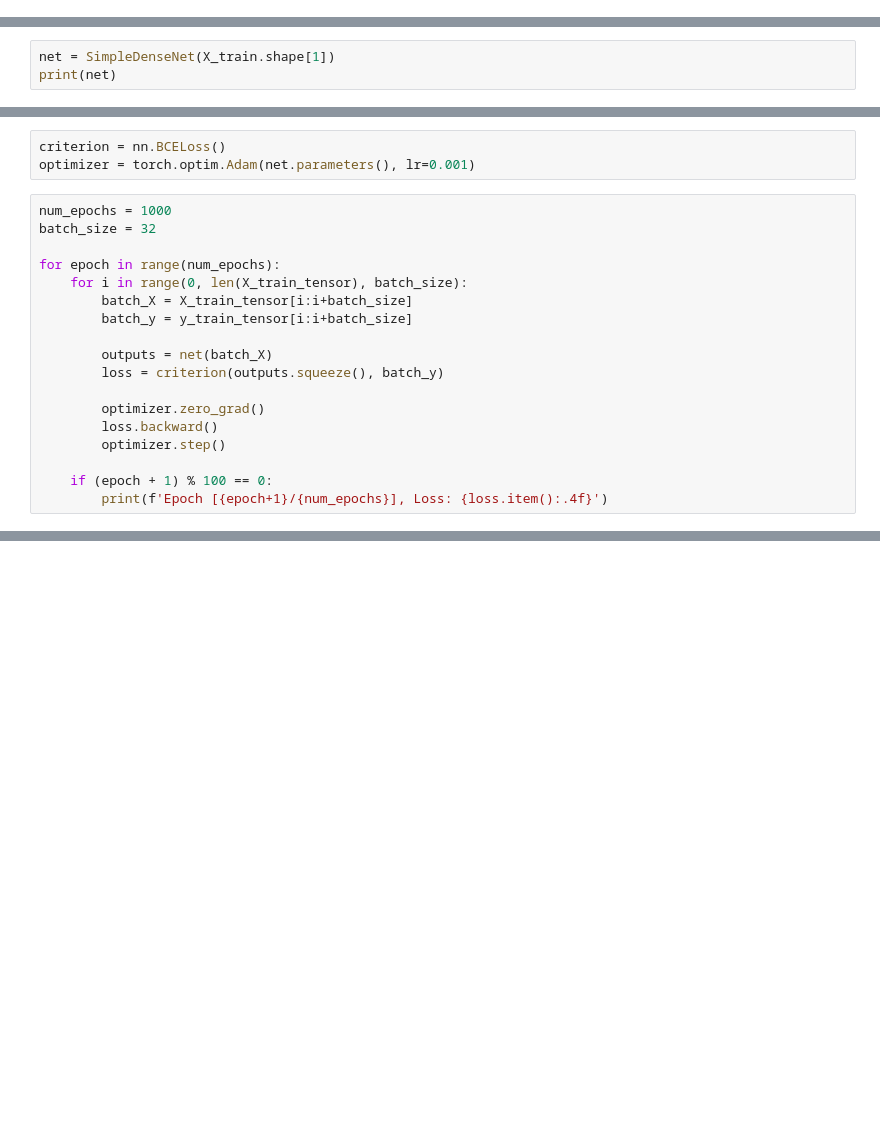
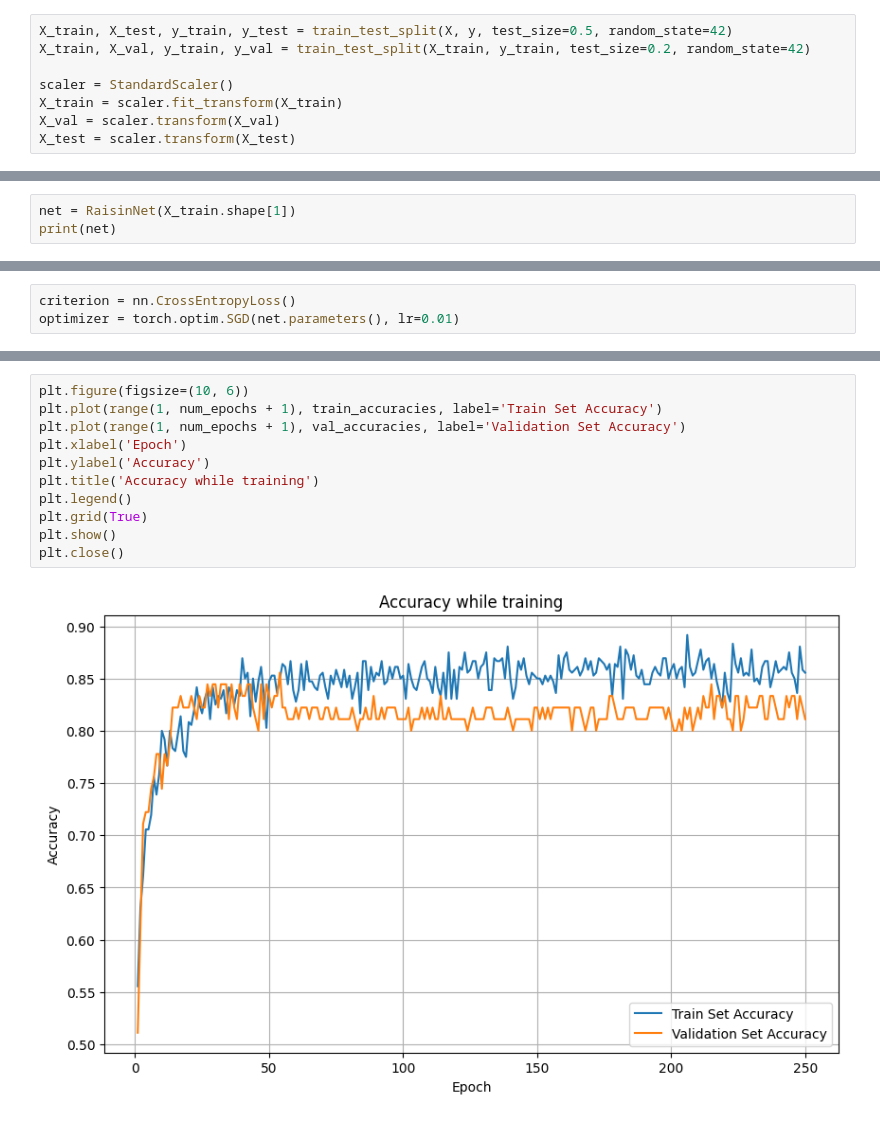
Before and after one commit to measaverb/ai-class, a Jupyter notebook: 2주차/raisin/01_dl_classification.ipynb, the cells around one changed output, grey strips where cells are left out. Drawn from its saved outputs; the diff is of its cells as text; blank space fills up the shorter version.

```diff
--- a/2주차/raisin/01_dl_classification.ipynb
+++ b/2주차/raisin/01_dl_classification.ipynb
@@ -35,0 +20,8 @@ class SimpleDenseNet(nn.Module):
+# %%
+X_train, X_test, y_train, y_test = train_test_split(X, y, test_size=0.5, random_state=42)
+X_train, X_val, y_train, y_val = train_test_split(X_train, y_train, test_size=0.2, random_state=42)
+
+scaler = StandardScaler()
+X_train = scaler.fit_transform(X_train)
+X_val = scaler.transform(X_val)
+X_test = scaler.transform(X_test)
@@ -36,4 +69,4 @@ class SimpleDenseNet(nn.Module):
 # %%
-net = SimpleDenseNet(X_train.shape[1])
+net = RaisinNet(X_train.shape[1])
 print(net)
 # %% [output]
@@ -42,22 +82,4 @@ SimpleDenseNet(
 )
 # %%
-criterion = nn.BCELoss()
-optimizer = torch.optim.Adam(net.parameters(), lr=0.001)
+criterion = nn.CrossEntropyLoss()
+optimizer = torch.optim.SGD(net.parameters(), lr=0.01)
-# %%
-num_epochs = 1000
-batch_size = 32
-
-for epoch in range(num_epochs):
-    for i in range(0, len(X_train_tensor), batch_size):
-        batch_X = X_train_tensor[i:i+batch_size]
-        batch_y = y_train_tensor[i:i+batch_size]
-
-        outputs = net(batch_X)
-        loss = criterion(outputs.squeeze(), batch_y)
-
-        optimizer.zero_grad()
-        loss.backward()
-        optimizer.step()
-
-    if (epoch + 1) % 100 == 0:
-        print(f'Epoch [{epoch+1}/{num_epochs}], Loss: {loss.item():.4f}')
@@ -88,0 +144,13 @@ Confusion Matrix:
+# %%
+plt.figure(figsize=(10, 6))
+plt.plot(range(1, num_epochs + 1), train_accuracies, label='Train Set Accuracy')
+plt.plot(range(1, num_epochs + 1), val_accuracies, label='Validation Set Accuracy')
+plt.xlabel('Epoch')
+plt.ylabel('Accuracy')
+plt.title('Accuracy while training')
+plt.legend()
+plt.grid(True)
+plt.show()
+plt.close()
+# %% [output]
+[figure, added]
```
Also changed, not shown: parts of 16 cells of this notebook, 2 other files.
